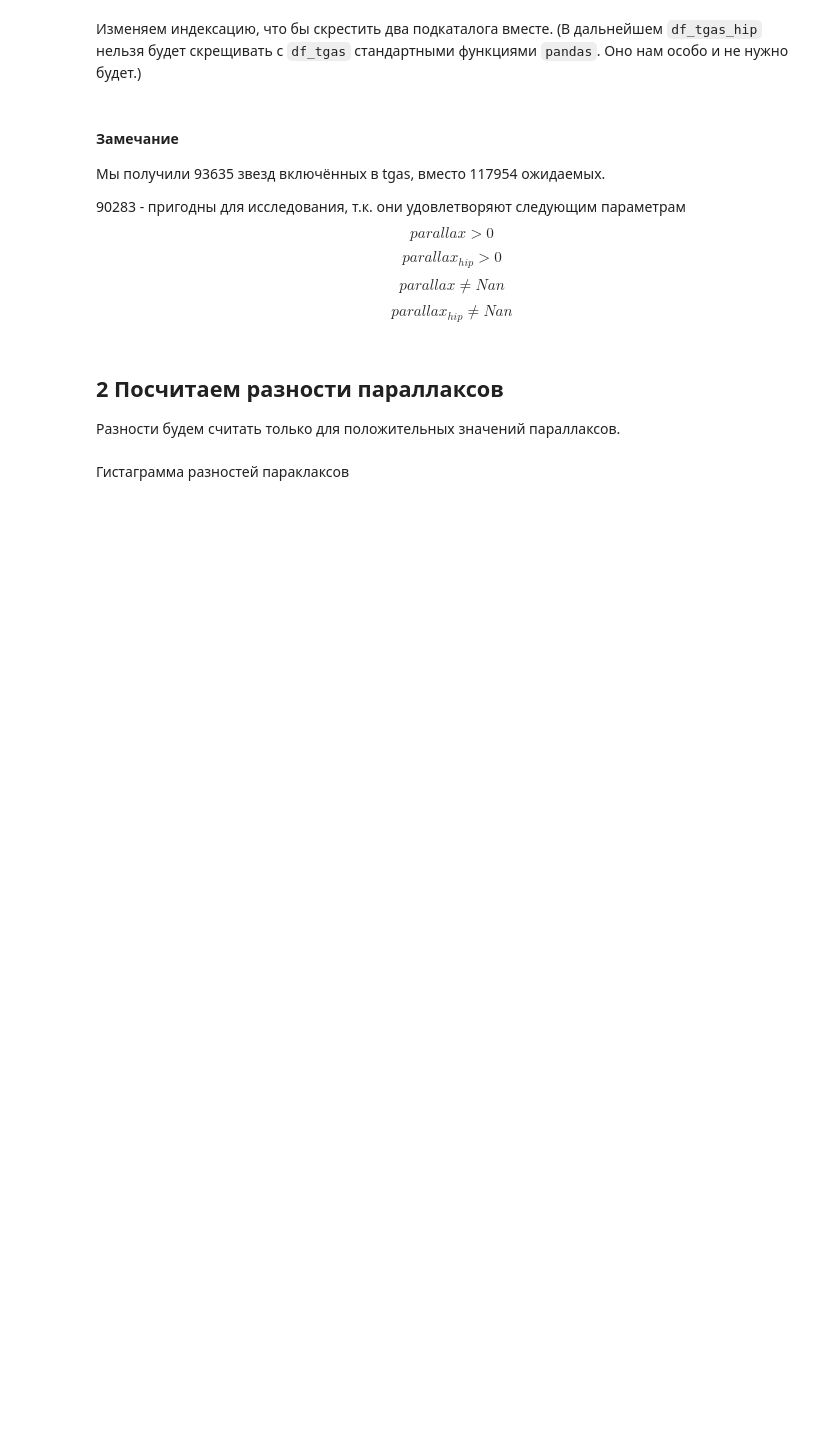
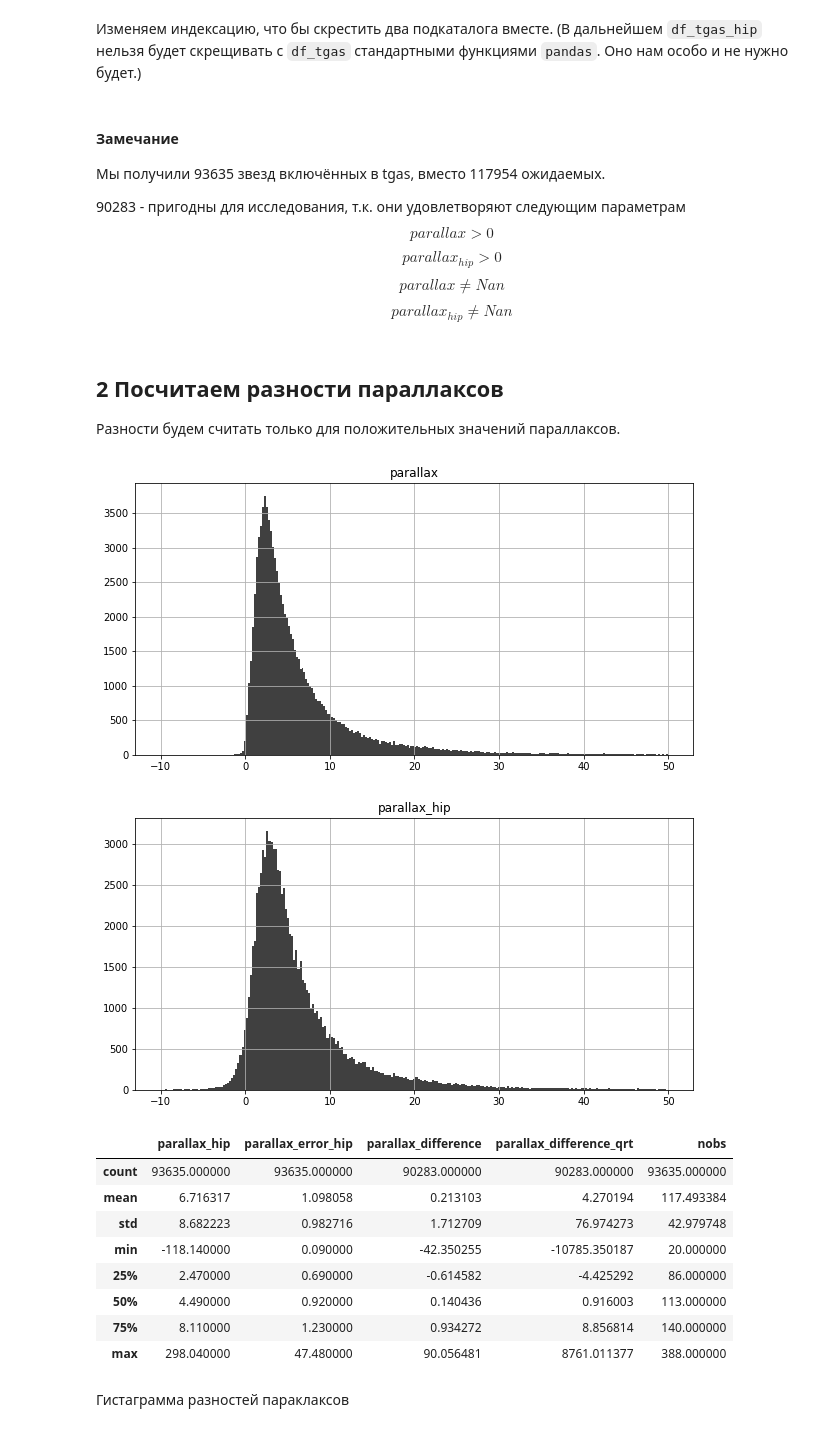
Before and after one commit to paantya/gaialib, a Jupyter notebook: d2018.ipynb, the cells around one changed output. Cells and saved outputs as stored; diff of their text form; code cells hidden in the pictures; blank space fills up the shorter version.

```diff
--- a/d2018.ipynb
+++ b/d2018.ipynb
@@ -263,8 +281,32 @@ $$parallax_{hip} \neq Nan $$
 # %%
 srez = (df_tgas_hip['parallax'] > 0) & (df_tgas_hip['parallax_hip'] > 0 & ~df_tgas_hip['parallax'].apply(lambda x: np.isnan(x)) & ~df_tgas_hip['parallax_hip'].apply(lambda x: np.isnan(x)))
 
+df_tgas_hip['parallax_difference_qrt'] = np.power(df_tgas_hip[srez]['parallax_hip'],2) - np.power(df_tgas_hip[srez]['parallax'],2);
 df_tgas_hip['parallax_difference'] = df_tgas_hip[srez]['parallax_hip'] - df_tgas_hip[srez]['parallax'];
 df_tgas_hip['parallax_difference_abs'] = df_tgas_hip[srez]['parallax_difference'].apply(lambda x: np.abs(x));
+df_tgas_hip['parallax_difference_abs_qrt'] = df_tgas_hip[srez]['parallax_difference_qrt'].apply(lambda x: np.abs(x));
+df_tgas_hip['parallax_error_hip_tgas'] = np.sqrt(np.power(df_tgas_hip['parallax_error'],2) + np.power(df_tgas_hip['parallax_error_hip'],2))
+
+['parallax','parallax_error','parallax_hip','parallax_error_hip','parallax_difference','parallax_difference_abs',
+     'parallax_error_hip_tgas']
+df_tgas_hip[['parallax']].hist(bins='fd',range=(-10,50), color='k', alpha=0.75,  figsize = (10,5))
+df_tgas_hip[['parallax_hip']].hist(bins='fd',range=(-10,50), color='k', alpha=0.75,  figsize = (10,5))
+
+plt.show()
+
+df_tgas_hip[['parallax_hip','parallax_error_hip','parallax_difference','parallax_difference_qrt','nobs']].describe()
+# %% [output]
+[figure, added]
+[figure, added]
+|  | parallax_hip | parallax_error_hip | parallax_difference | parallax_difference_qrt | nobs |
+| count | 93635.000000 | 93635.000000 | 90283.000000 | 90283.000000 | 93635.000000 |
+| mean | 6.716317 | 1.098058 | 0.213103 | 4.270194 | 117.493384 |
+| std | 8.682223 | 0.982716 | 1.712709 | 76.974273 | 42.979748 |
+| min | -118.140000 | 0.090000 | -42.350255 | -10785.350187 | 20.000000 |
+| 25% | 2.470000 | 0.690000 | -0.614582 | -4.425292 | 86.000000 |
+| 50% | 4.490000 | 0.920000 | 0.140436 | 0.916003 | 113.000000 |
+| 75% | 8.110000 | 1.230000 | 0.934272 | 8.856814 | 140.000000 |
+| max | 298.040000 | 47.480000 | 90.056481 | 8761.011377 | 388.000000 |
 # %% [markdown]
 Гистаграмма разностей параклаксов
 # %%
```
Also changed, not shown: parts of 24 cells of this notebook, 1 other file.
